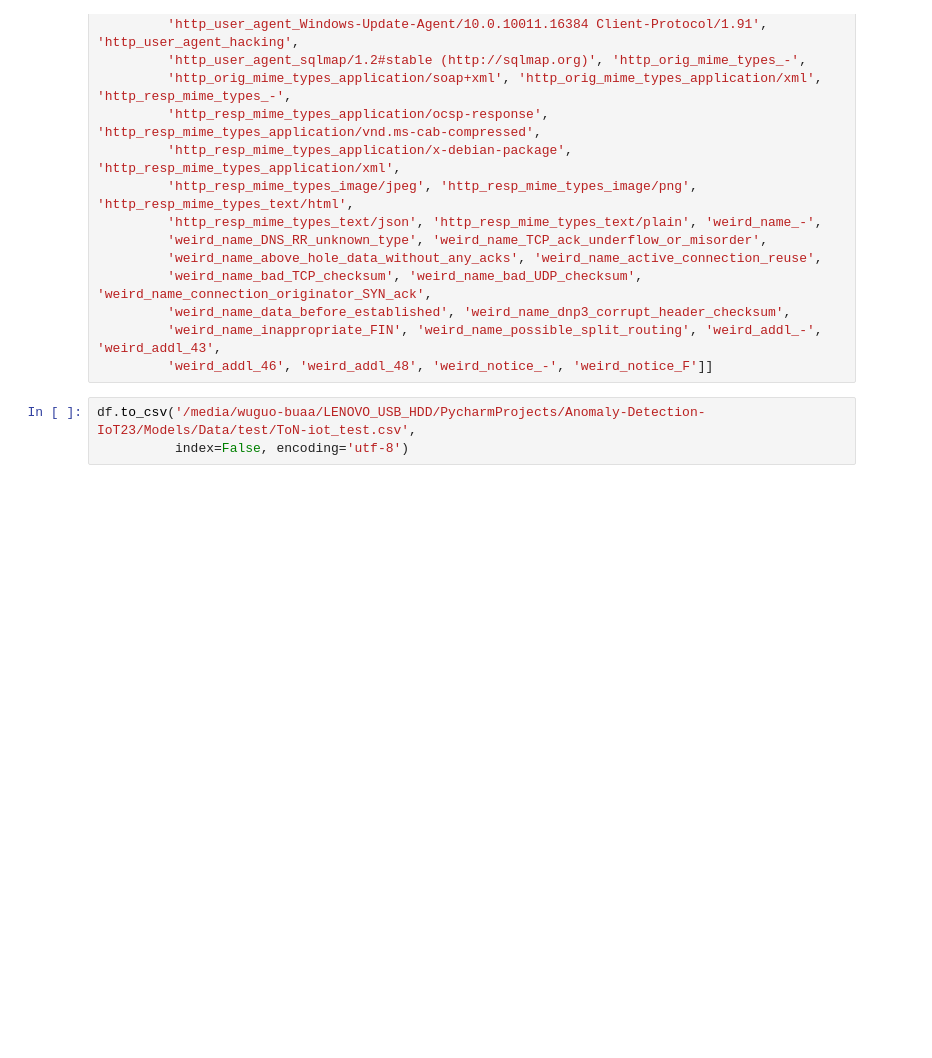
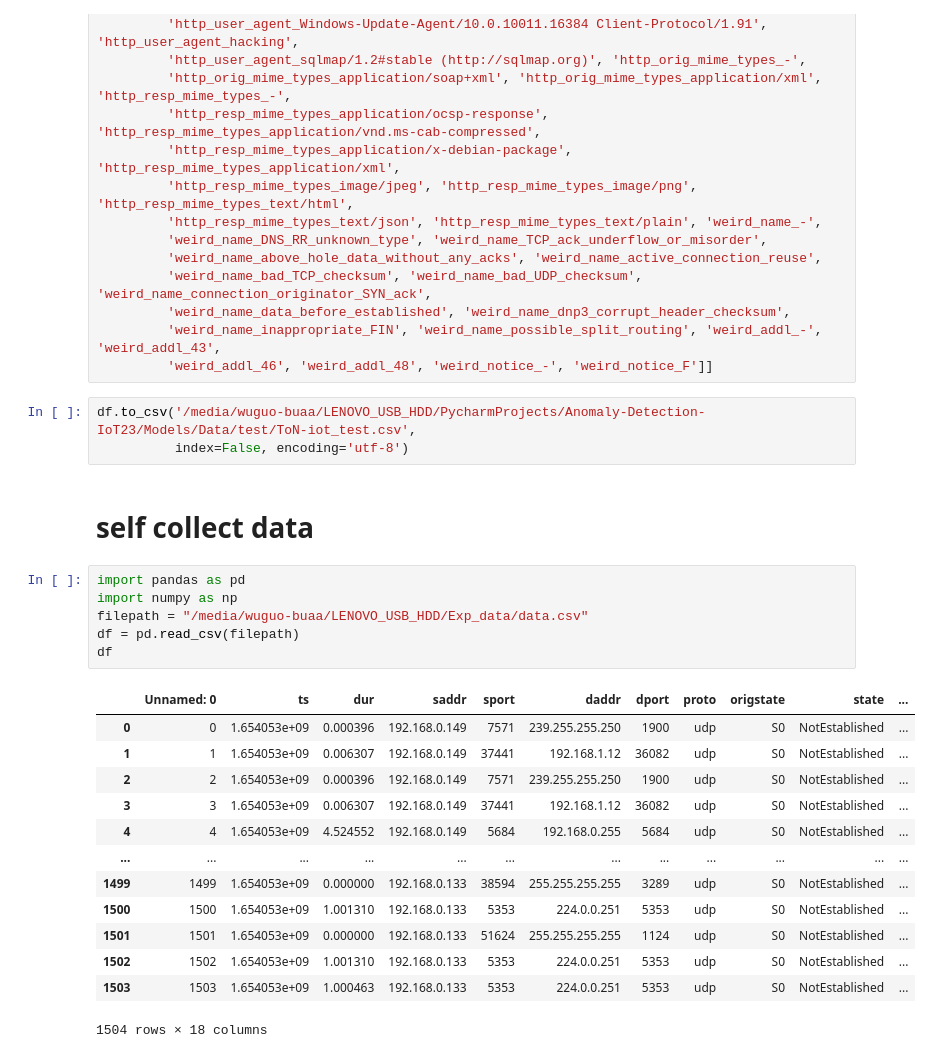
Before and after one commit to wuguobeijing/Anomaly-Detection-IoT23, a Jupyter notebook: Models/sampling.ipynb, the cells around one changed output. Drawn from its saved outputs; the diff is of its cells as text; blank space fills up the shorter version.

```diff
--- a/Models/sampling.ipynb
+++ b/Models/sampling.ipynb
@@ -2364,3 +2444,25 @@ df = df[['duration', 'src_bytes', 'dst_bytes', 'missed_bytes', 'src_pkts', 'src_
 # %%
 df.to_csv('/media/wuguo-buaa/LENOVO_USB_HDD/PycharmProjects/Anomaly-Detection-IoT23/Models/Data/test/ToN-iot_test.csv',
           index=False, encoding='utf-8')
+# %% [markdown]
+# self collect data
+# %%
+import pandas as pd
+import numpy as np
+filepath = "/media/wuguo-buaa/LENOVO_USB_HDD/Exp_data/data.csv"
+df = pd.read_csv(filepath)
+df
+# %% [output]
+|  | Unnamed: 0 | ts | dur | saddr | sport | daddr | dport | proto | origstate | state | ... |
+| 0 | 0 | 1.654053e+09 | 0.000396 | 192.168.0.149 | 7571 | 239.255.255.250 | 1900 | udp | S0 | NotEstablished | ... |
+| 1 | 1 | 1.654053e+09 | 0.006307 | 192.168.0.149 | 37441 | 192.168.1.12 | 36082 | udp | S0 | NotEstablished | ... |
+| 2 | 2 | 1.654053e+09 | 0.000396 | 192.168.0.149 | 7571 | 239.255.255.250 | 1900 | udp | S0 | NotEstablished | ... |
+| 3 | 3 | 1.654053e+09 | 0.006307 | 192.168.0.149 | 37441 | 192.168.1.12 | 36082 | udp | S0 | NotEstablished | ... |
+| 4 | 4 | 1.654053e+09 | 4.524552 | 192.168.0.149 | 5684 | 192.168.0.255 | 5684 | udp | S0 | NotEstablished | ... |
+| ... | ... | ... | ... | ... | ... | ... | ... | ... | ... | ... | ... |
+| 1499 | 1499 | 1.654053e+09 | 0.000000 | 192.168.0.133 | 38594 | 255.255.255.255 | 3289 | udp | S0 | NotEstablished | ... |
+| 1500 | 1500 | 1.654053e+09 | 1.001310 | 192.168.0.133 | 5353 | 224.0.0.251 | 5353 | udp | S0 | NotEstablished | ... |
+| 1501 | 1501 | 1.654053e+09 | 0.000000 | 192.168.0.133 | 51624 | 255.255.255.255 | 1124 | udp | S0 | NotEstablished | ... |
+| 1502 | 1502 | 1.654053e+09 | 1.001310 | 192.168.0.133 | 5353 | 224.0.0.251 | 5353 | udp | S0 | NotEstablished | ... |
+| 1503 | 1503 | 1.654053e+09 | 1.000463 | 192.168.0.133 | 5353 | 224.0.0.251 | 5353 | udp | S0 | NotEstablished | ... |
+1504 rows × 18 columns
```
Also changed, not shown: parts of 20 cells of this notebook, 1 other file.
